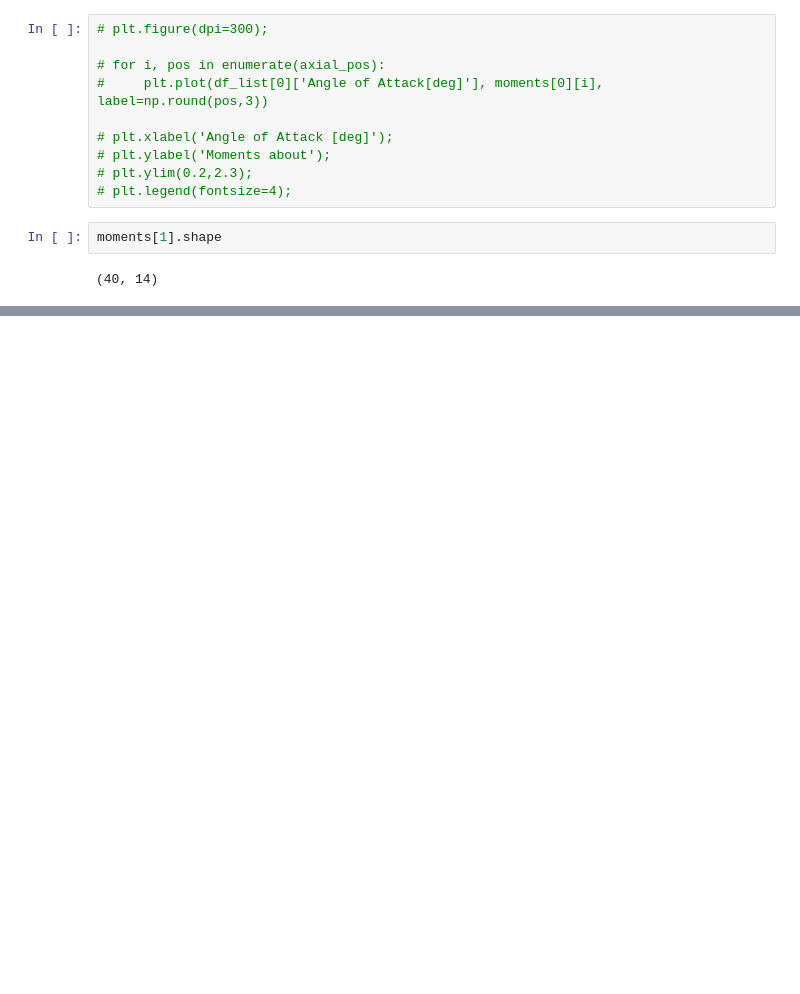
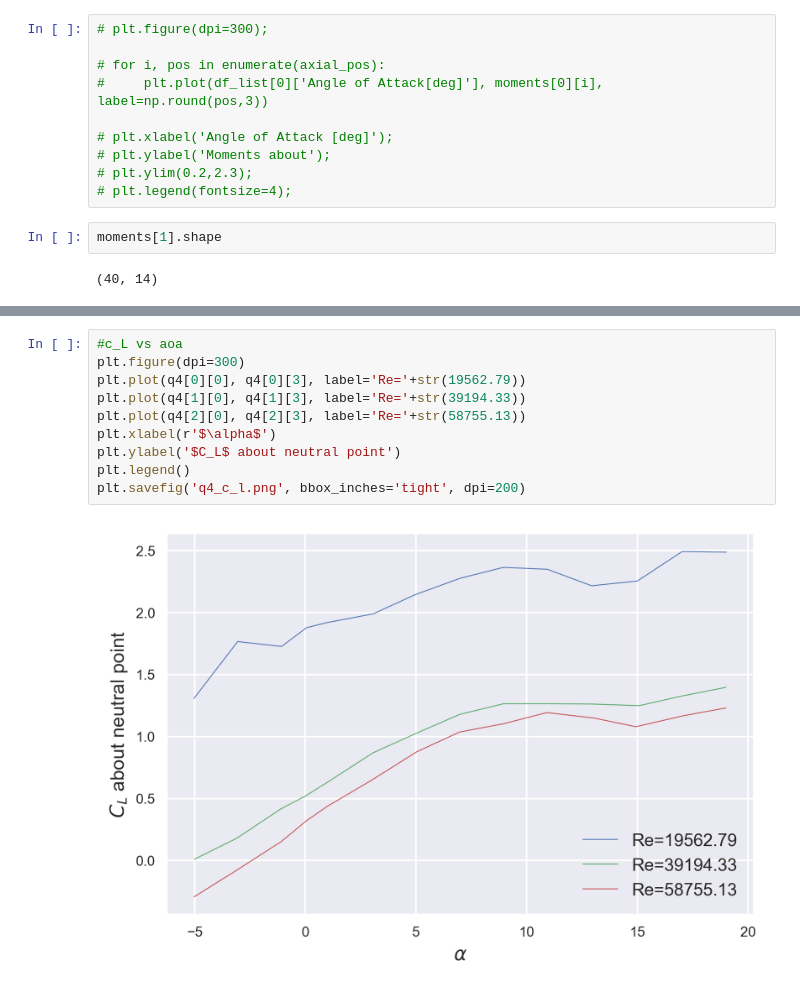
Before and after one commit to RandyChen233/AE460-aerodynamics-propulsion-Lab, a Jupyter notebook: design_lab/data_processing.ipynb, the cells around one changed output, grey strips where cells are left out. Saved outputs shown, nothing was run; the diff lists cells and outputs as text; blank space fills up the shorter version.

```diff
--- a/design_lab/data_processing.ipynb
+++ b/design_lab/data_processing.ipynb
@@ -925,0 +956,12 @@ Neutral point: 2.0"
+# %%
+#c_L vs aoa
+plt.figure(dpi=300)
+plt.plot(q4[0][0], q4[0][3], label='Re='+str(19562.79))
+plt.plot(q4[1][0], q4[1][3], label='Re='+str(39194.33))
+plt.plot(q4[2][0], q4[2][3], label='Re='+str(58755.13))
+plt.xlabel(r'$\alpha$')
+plt.ylabel('$C_L$ about neutral point')
+plt.legend()
+plt.savefig('q4_c_l.png', bbox_inches='tight', dpi=200)
+# %% [output]
+[figure, added]
```
Also changed, not shown: parts of 7 cells of this notebook, 4 other files.
